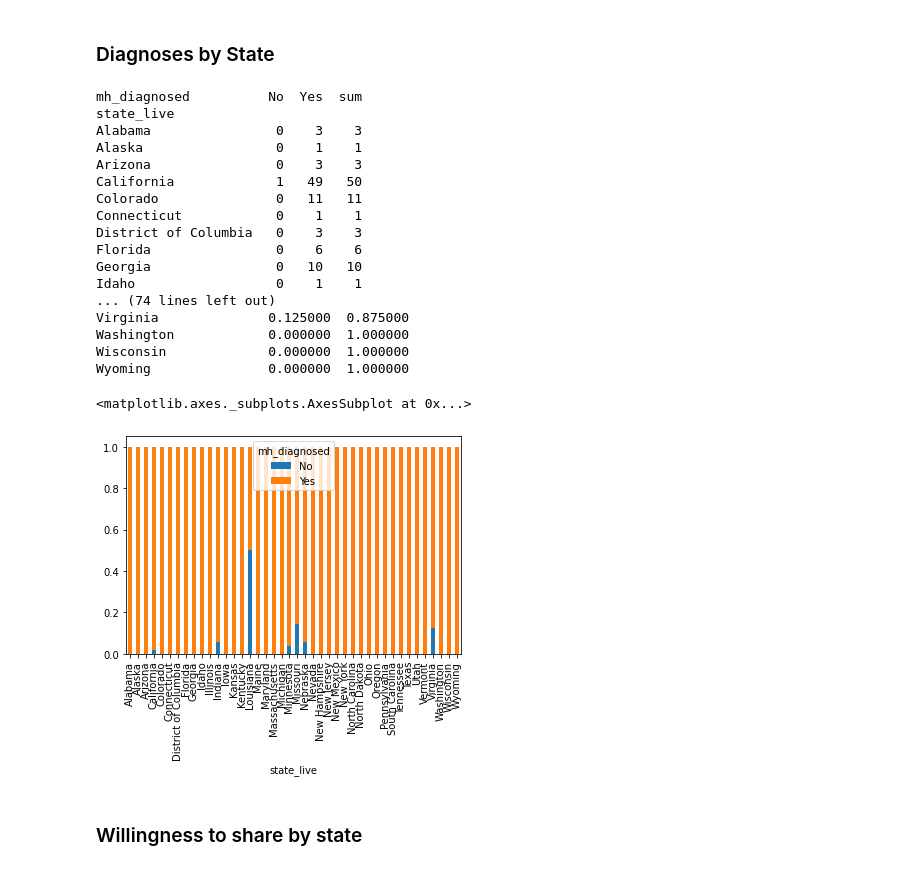
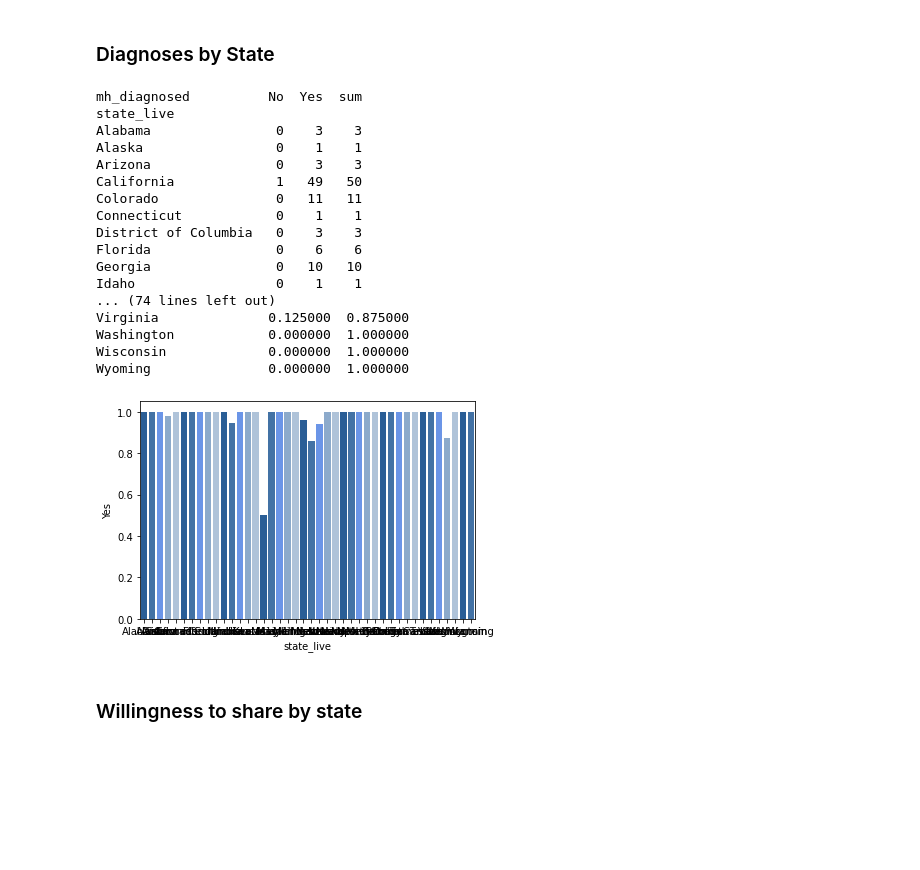
Before and after one commit to alexisbianco0919/compsci216-project, a Jupyter notebook: share_mh_ff.ipynb, the cells around one changed output. Cells and saved outputs as stored; diff of their text form; code cells hidden in the pictures; blank space fills up the shorter version.

```diff
--- a/share_mh_ff.ipynb
+++ b/share_mh_ff.ipynb
@@ -10,6 +10,9 @@ import re
 import seaborn as sns
 from scipy.stats import t
 # %%
+# set color palete for graphs
+blue_p = ["#185ea8", "#3372b5", "#568ffc", "#81aad6", "#a8c3e0"]
+
 # download data from merged_data.csv
 cd = pd.read_csv('https://raw.githubusercontent.com/alexisbianco0919/compsci216-project/main/clean_data_4.csv')
 
@@ -72,36 +75,35 @@ Name: year, dtype: int64
 # %%
 dbs_cd = cd[pd.notna(cd["mh_diagnosed"])][["state_live", "mh_diagnosed", "year"]]
 
 state_diagnoses = pd.pivot_table(dbs_cd, values="year", columns="mh_diagnosed", index="state_live", fill_value=0, aggfunc="count")
 state_diagnoses["sum"] = state_diagnoses.sum(axis=1)
 print(state_diagnoses, '\n\n')
 
 age_range_comparison = state_diagnoses.loc[:,"No":"Yes"].div(state_diagnoses["sum"], axis=0)
 print(age_range_comparison)
 
-#x = sns.barplot(x=age_range_comparison.index, y="Yes", data=age_range_comparison)
+x = sns.barplot(x=age_range_comparison.index, y="Yes", data=age_range_comparison, palette = blue_p)
 
-age_range_comparison.plot(kind = "bar", stacked = True)
+#age_range_comparison.plot(kind = "bar", stacked = True, colormap = blue_p)
 # %% [output]
 mh_diagnosed          No  Yes  sum
 state_live
 Alabama                0    3    3
 Alaska                 0    1    1
 Arizona                0    3    3
 California             1   49   50
 Colorado               0   11   11
 Connecticut            0    1    1
 District of Columbia   0    3    3
 Florida                0    6    6
 Georgia                0   10   10
 Idaho                  0    1    1
 ... (74 lines left out)
 Virginia              0.125000  0.875000
 Washington            0.000000  1.000000
 Wisconsin             0.000000  1.000000
 Wyoming               0.000000  1.000000
-<matplotlib.axes._subplots.AxesSubplot at 0x...>
-[figure, old version]
+[figure, new version]
 # %% [markdown]
 ### Willingness to share by state
 # %%
```
Also changed, not shown: parts of 10 cells of this notebook.
